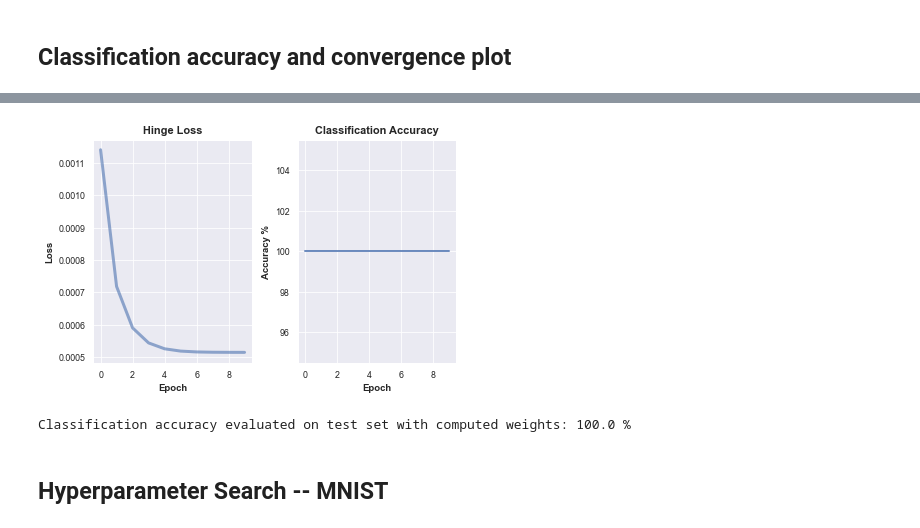
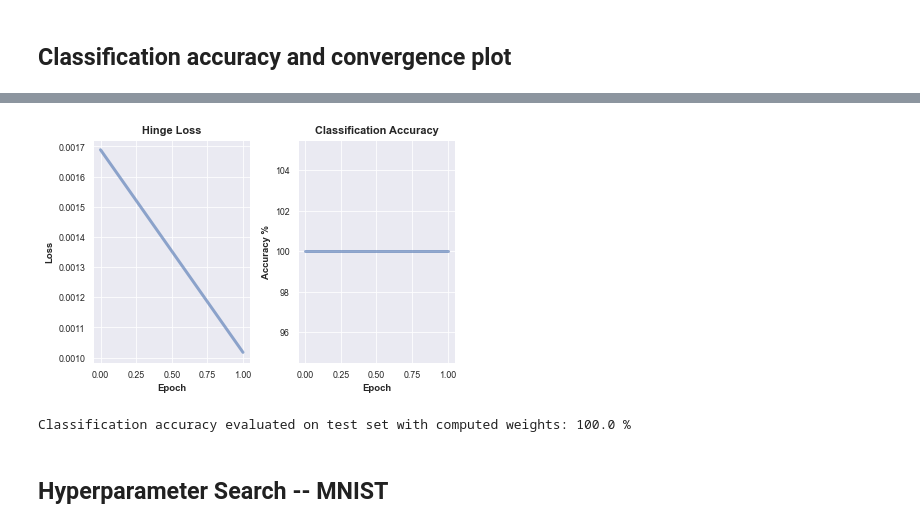
Before and after one commit to glarkstoat/SVM-using-SGD, a Jupyter notebook: test rff.ipynb, the cells around one changed output, grey strips where cells are left out. Drawn from its saved outputs; the diff is of its cells as text; code cells hidden in the pictures.

```diff
--- a/test rff.ipynb
+++ b/test rff.ipynb
@@ -90,9 +90,8 @@ new_train, new_test = rff.transform(xtrain), rff.transform(xtest)
 
 # best hyperparameters
 lr = 3; C = 0.01; batch_size=10
-svm = LinearSVM(lr=lr, C=C, batch_size=batch_size)
+svm = LinearSVM(learning_rate=lr, regularization=C, batch_size=batch_size, collect_data=True)
 svm.fit(new_train, ytrain)
-print(f"Trainig runtime: {round(svm.runtime, 2)} s")
 
 # Convergence Plots
 plt.subplot(1,2,1)
@@ -111,5 +110,5 @@ plt.show()
 
 # classification accuracy
 print("\nClassification accuracy evaluated on test set with computed weights:", end=" ")
-print(round(svm.accuracy(np.c_[new_test, np.ones(new_test.shape[0])], ytest), 2)*100, "%\n")
+print(round(svm.accuracy(new_test, ytest, svm.optimizer.weight), 2)*100, "%\n")
 # %% [output]
@@ -170,9 +169,8 @@ new_train, new_test = rff.transform(xtrain), rff.transform(xtest)
 
 # best hyperparameters
 lr = 0.1; C = 0.001; batch_size=50
-svm = LinearSVM(lr=lr, C=C, batch_size=batch_size, max_iters=10, tqdm_toggle=True)
+svm = LinearSVM(learning_rate=lr, regularization=C, batch_size=batch_size, epoch_count=2, collect_data=True)
 svm.fit(new_train, ytrain)
-print(f"Runtime: {round(svm.runtime, 2)} s")
 
 # Convergence Plots
 plt.subplot(1,2,1)
@@ -182,14 +180,13 @@ plt.xlabel("Epoch", fontweight="bold"); plt.ylabel("Loss", fontweight="bold")
 
 plt.subplot(1,2,2)
 plt.title("Classification Accuracy", fontweight="bold", fontsize=11)
-plt.plot(svm.accuracies * 100, lw=2, alpha=0.8)
+plt.plot(svm.accuracies * 100, lw=3, alpha=0.6)
 plt.xlabel("Epoch", fontweight="bold"); plt.ylabel("Accuracy %", fontweight="bold")
-#plt.ylim(min(svm.accuracies), 105)
 
 plt.tight_layout()
 plt.show()
 
 # classification accuracy
 print("\nClassification accuracy evaluated on test set with computed weights:", end=" ")
-print(round(svm.accuracy(np.c_[new_test, np.ones(new_test.shape[0])], ytest), 2)*100, "%\n")
+print(round(svm.accuracy(new_test, ytest, svm.optimizer.weight), 2)*100, "%\n")
 # %% [output]
@@ -197,4 +194,4 @@ Runtime: 7.41 s
-[figure, old version]
+[figure, new version]
 Classification accuracy evaluated on test set with computed weights: 100.0 %
 # %% [markdown]
 ## Hyperparameter Search -- MNIST
```
Also changed, not shown: parts of 3 cells of this notebook, 3 other files.
